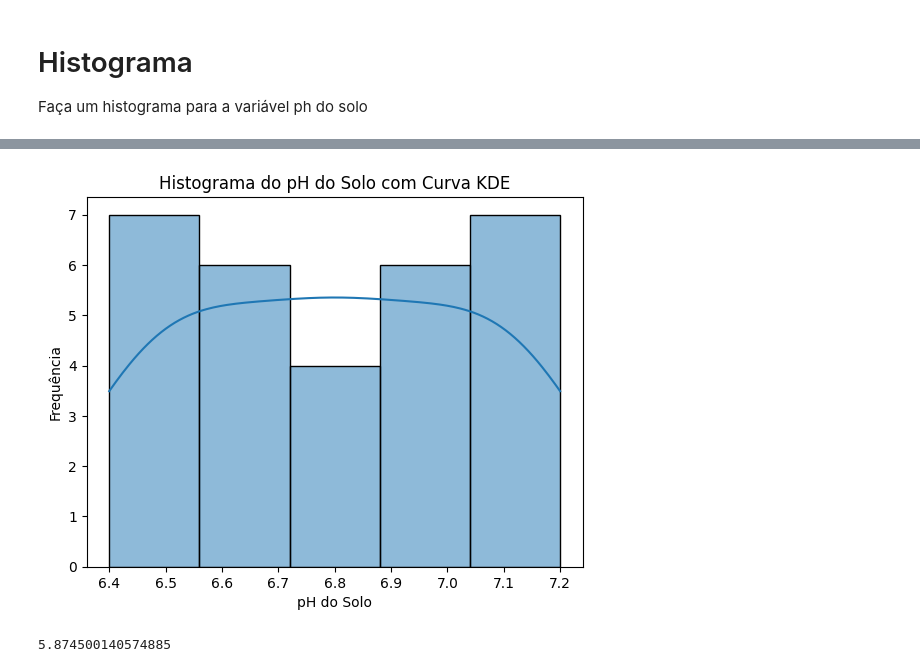
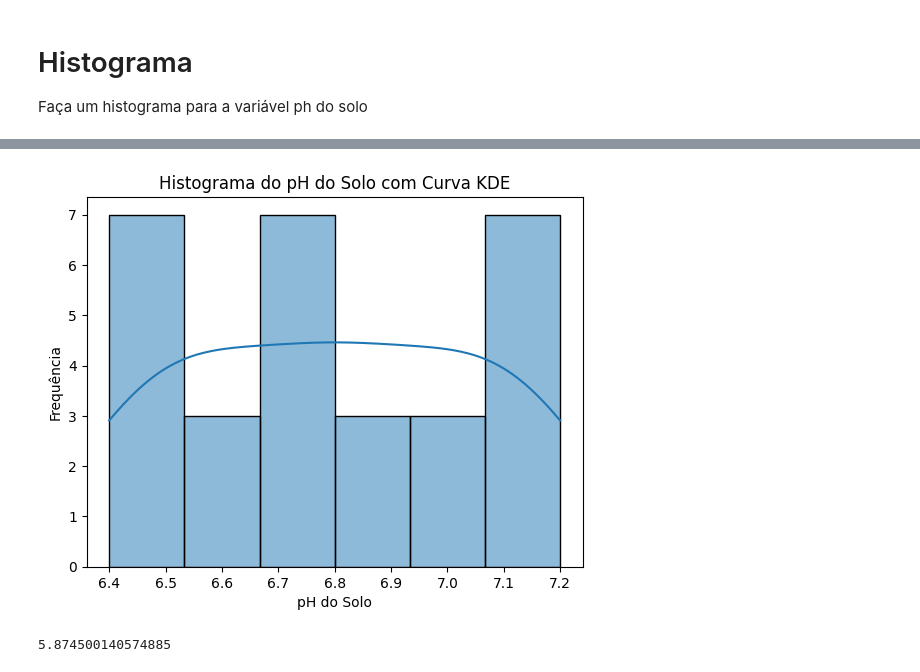
Before and after one commit to clobos/Bioestatistica_ESALQ_Python_2025, a Jupyter notebook: Aula02_Bioestatistica.ipynb, the cells around one changed output, grey strips where cells are left out. Saved outputs shown, nothing was run; the diff lists cells and outputs as text; code cells hidden in the pictures.

```diff
--- a/Aula02_Bioestatistica.ipynb
+++ b/Aula02_Bioestatistica.ipynb
@@ -24,5 +27,5 @@ import pandas as pd
 # %%
-dados = pd.read_csv("/content/soja.csv", encoding= "latin-1")
+dados = pd.read_csv("soja.csv", encoding= "latin-1")
 # %%
 dados.head()
 # %% [output]
@@ -147,12 +185,9 @@ Faça um histograma para  a variável ph do solo
 # %%
-import matplotlib.pyplot as plt
-import seaborn as sns
-
-sns.histplot(data=dados, x='ph', bins=5, kde=True, edgecolor='black')
+sns.histplot(data=dados, x='ph', bins=6, kde=True, edgecolor='black')
 plt.xlabel('pH do Solo')
 plt.ylabel('Frequência')
 plt.title('Histograma do pH do Solo com Curva KDE')
 plt.show()
 # %% [output]
-[figure, old version]
+[figure, new version]
 # %%
```
Also changed, not shown: parts of 9 cells of this notebook.
